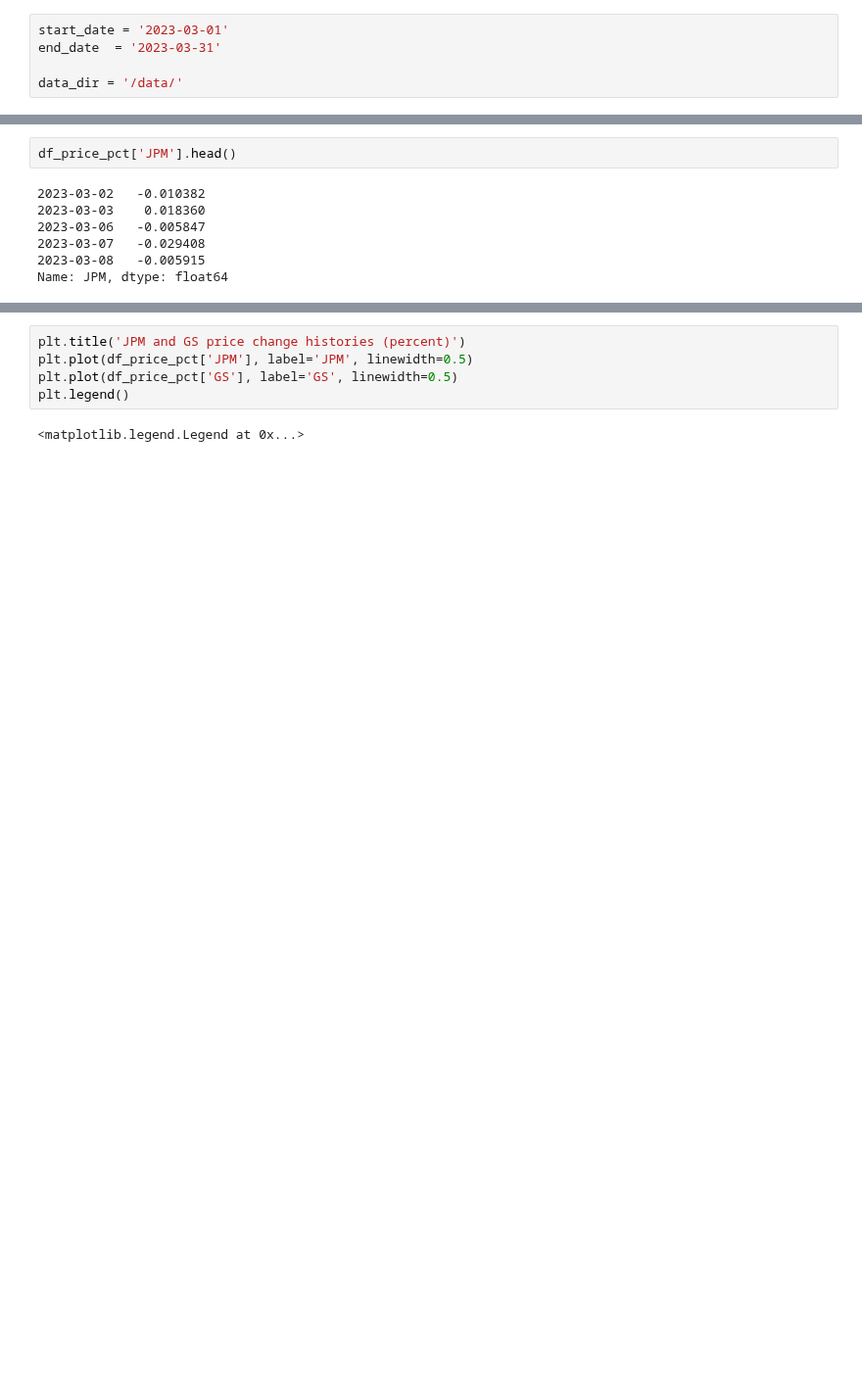
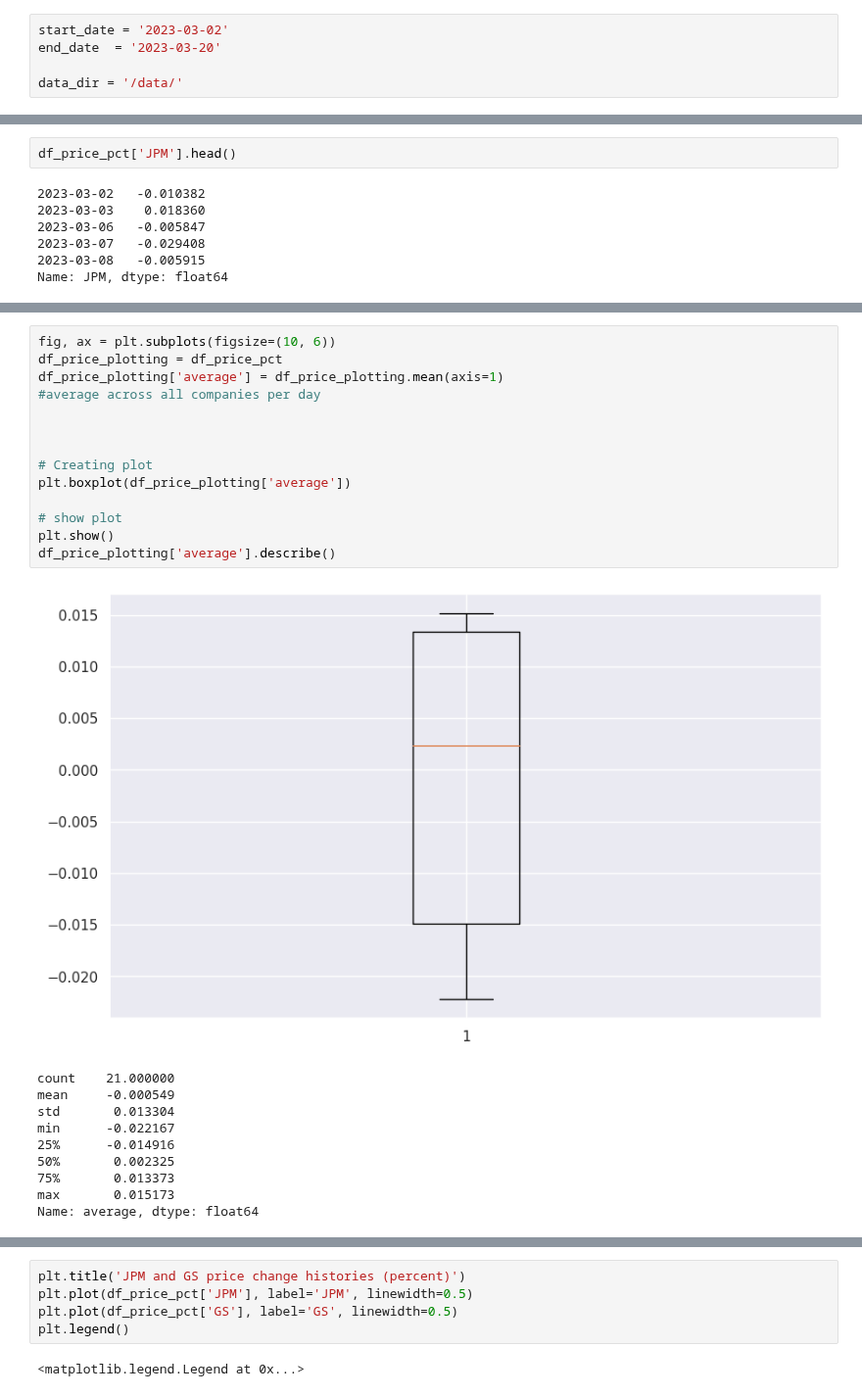
Before and after one commit to ktongk/BTT-JPMC-1, a Jupyter notebook: scrape_data.ipynb, the cells around one changed output, grey strips where cells are left out. Shown at 98% size. Cells and saved outputs as stored; diff of their text form; blank space fills up the shorter version.

```diff
--- a/scrape_data.ipynb
+++ b/scrape_data.ipynb
@@ -20,7 +25,7 @@ from datetime import datetime
 import yfinance as yf
 import pandas_datareader.data as web; yf.pdr_override()
 # %%
-start_date = '2023-03-01'
-end_date  = '2023-03-31'
+start_date = '2023-03-02'
+end_date  = '2023-03-20'
 
 data_dir = '/data/'
@@ -278,0 +362,25 @@ Text(0.5, 1.0, 'Price Change Scatterplot between JPM and GS. Correlation = 0.652
+# %%
+fig, ax = plt.subplots(figsize=(10, 6))
+df_price_plotting = df_price_pct
+df_price_plotting['average'] = df_price_plotting.mean(axis=1)
+#average across all companies per day
+
+
+
+# Creating plot
+plt.boxplot(df_price_plotting['average'])
+
+# show plot
+plt.show()
+df_price_plotting['average'].describe()
+# %% [output]
+[figure, added]
+count    21.000000
+mean     -0.000549
+std       0.013304
+min      -0.022167
+25%      -0.014916
+50%       0.002325
+75%       0.013373
+max       0.015173
+Name: average, dtype: float64
```
Also changed, not shown: parts of 34 cells of this notebook.
